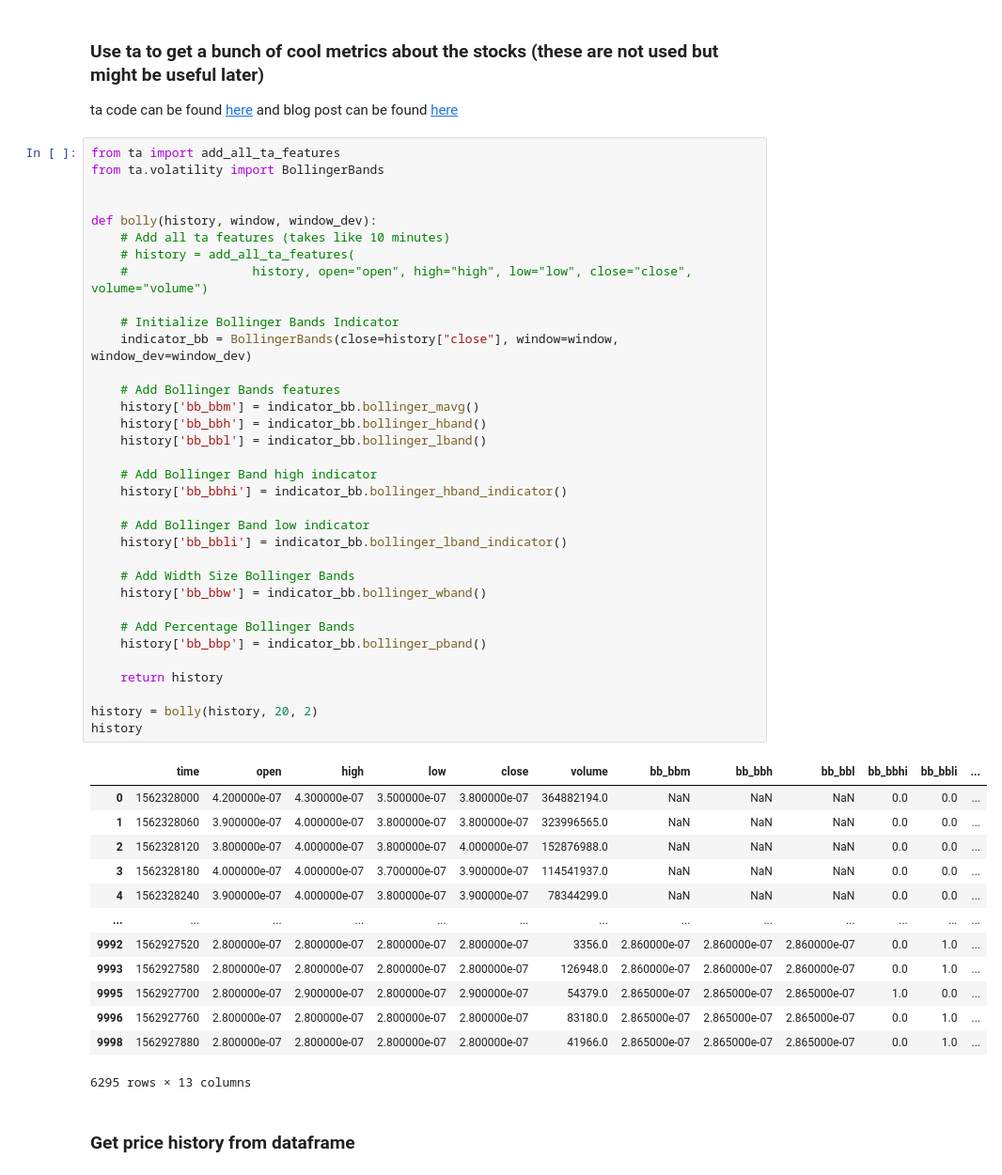
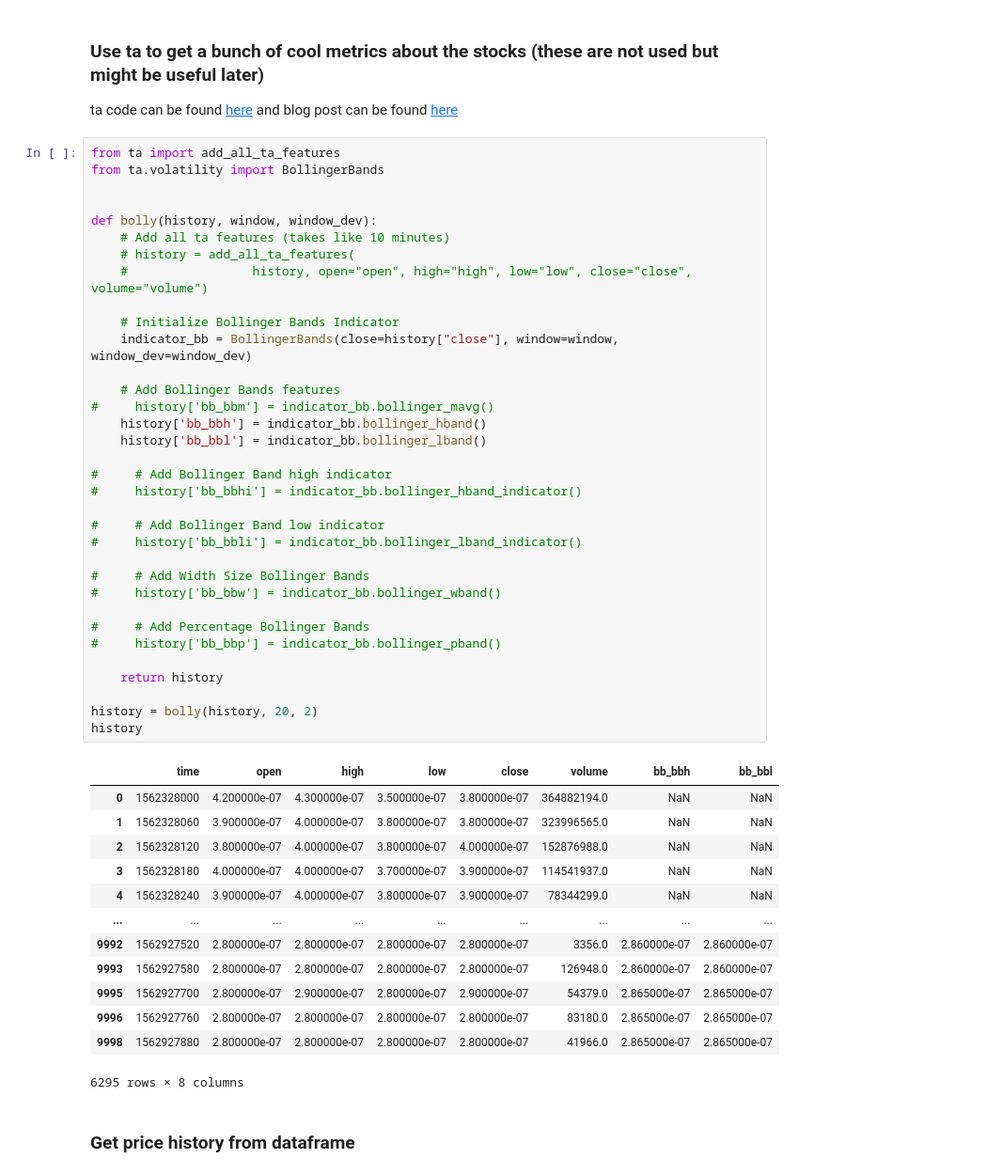
Before and after one commit to SamIngersoll/hft, a Jupyter notebook: load_cryptodatum_data.ipynb, the cells around one changed output. Shown: that part at 94% size. Saved outputs shown, nothing was run; the diff lists cells and outputs as text.

```diff
--- a/load_cryptodatum_data.ipynb
+++ b/load_cryptodatum_data.ipynb
@@ -24,51 +24,51 @@ ta code can be found [here](https://github.com/bukosabino/ta) and blog post can
 # %%
 from ta import add_all_ta_features
 from ta.volatility import BollingerBands
 
 
 def bolly(history, window, window_dev):
     # Add all ta features (takes like 10 minutes)
     # history = add_all_ta_features(
     #                 history, open="open", high="high", low="low", close="close", volume="volume")
 
     # Initialize Bollinger Bands Indicator
     indicator_bb = BollingerBands(close=history["close"], window=window, window_dev=window_dev)
 
     # Add Bollinger Bands features
-    history['bb_bbm'] = indicator_bb.bollinger_mavg()
+#     history['bb_bbm'] = indicator_bb.bollinger_mavg()
     history['bb_bbh'] = indicator_bb.bollinger_hband()
     history['bb_bbl'] = indicator_bb.bollinger_lband()
 
-    # Add Bollinger Band high indicator
-    history['bb_bbhi'] = indicator_bb.bollinger_hband_indicator()
+#     # Add Bollinger Band high indicator
+#     history['bb_bbhi'] = indicator_bb.bollinger_hband_indicator()
 
-    # Add Bollinger Band low indicator
-    history['bb_bbli'] = indicator_bb.bollinger_lband_indicator()
+#     # Add Bollinger Band low indicator
+#     history['bb_bbli'] = indicator_bb.bollinger_lband_indicator()
 
-    # Add Width Size Bollinger Bands
-    history['bb_bbw'] = indicator_bb.bollinger_wband()
+#     # Add Width Size Bollinger Bands
+#     history['bb_bbw'] = indicator_bb.bollinger_wband()
 
-    # Add Percentage Bollinger Bands
-    history['bb_bbp'] = indicator_bb.bollinger_pband()
+#     # Add Percentage Bollinger Bands
+#     history['bb_bbp'] = indicator_bb.bollinger_pband()
 
     return history
 
 history = bolly(history, 20, 2)
 history
 # %% [output]
-|  | time | open | high | low | close | volume | bb_bbm | bb_bbh | bb_bbl | bb_bbhi | bb_bbli | ... |
-| 0 | 1562328000 | 4.200000e-07 | 4.300000e-07 | 3.500000e-07 | 3.800000e-07 | 364882194.0 | NaN | NaN | NaN | 0.0 | 0.0 | ... |
-| 1 | 1562328060 | 3.900000e-07 | 4.000000e-07 | 3.800000e-07 | 3.800000e-07 | 323996565.0 | NaN | NaN | NaN | 0.0 | 0.0 | ... |
-| 2 | 1562328120 | 3.800000e-07 | 4.000000e-07 | 3.800000e-07 | 4.000000e-07 | 152876988.0 | NaN | NaN | NaN | 0.0 | 0.0 | ... |
-| 3 | 1562328180 | 4.000000e-07 | 4.000000e-07 | 3.700000e-07 | 3.900000e-07 | 114541937.0 | NaN | NaN | NaN | 0.0 | 0.0 | ... |
-| 4 | 1562328240 | 3.900000e-07 | 4.000000e-07 | 3.800000e-07 | 3.900000e-07 | 78344299.0 | NaN | NaN | NaN | 0.0 | 0.0 | ... |
-| ... | ... | ... | ... | ... | ... | ... | ... | ... | ... | ... | ... | ... |
-| 9992 | 1562927520 | 2.800000e-07 | 2.800000e-07 | 2.800000e-07 | 2.800000e-07 | 3356.0 | 2.860000e-07 | 2.860000e-07 | 2.860000e-07 | 0.0 | 1.0 | ... |
-| 9993 | 1562927580 | 2.800000e-07 | 2.800000e-07 | 2.800000e-07 | 2.800000e-07 | 126948.0 | 2.860000e-07 | 2.860000e-07 | 2.860000e-07 | 0.0 | 1.0 | ... |
-| 9995 | 1562927700 | 2.800000e-07 | 2.900000e-07 | 2.800000e-07 | 2.900000e-07 | 54379.0 | 2.865000e-07 | 2.865000e-07 | 2.865000e-07 | 1.0 | 0.0 | ... |
-| 9996 | 1562927760 | 2.800000e-07 | 2.800000e-07 | 2.800000e-07 | 2.800000e-07 | 83180.0 | 2.865000e-07 | 2.865000e-07 | 2.865000e-07 | 0.0 | 1.0 | ... |
-| 9998 | 1562927880 | 2.800000e-07 | 2.800000e-07 | 2.800000e-07 | 2.800000e-07 | 41966.0 | 2.865000e-07 | 2.865000e-07 | 2.865000e-07 | 0.0 | 1.0 | ... |
+|  | time | open | high | low | close | volume | bb_bbh | bb_bbl |
+| 0 | 1562328000 | 4.200000e-07 | 4.300000e-07 | 3.500000e-07 | 3.800000e-07 | 364882194.0 | NaN | NaN |
+| 1 | 1562328060 | 3.900000e-07 | 4.000000e-07 | 3.800000e-07 | 3.800000e-07 | 323996565.0 | NaN | NaN |
+| 2 | 1562328120 | 3.800000e-07 | 4.000000e-07 | 3.800000e-07 | 4.000000e-07 | 152876988.0 | NaN | NaN |
+| 3 | 1562328180 | 4.000000e-07 | 4.000000e-07 | 3.700000e-07 | 3.900000e-07 | 114541937.0 | NaN | NaN |
+| 4 | 1562328240 | 3.900000e-07 | 4.000000e-07 | 3.800000e-07 | 3.900000e-07 | 78344299.0 | NaN | NaN |
+| ... | ... | ... | ... | ... | ... | ... | ... | ... |
+| 9992 | 1562927520 | 2.800000e-07 | 2.800000e-07 | 2.800000e-07 | 2.800000e-07 | 3356.0 | 2.860000e-07 | 2.860000e-07 |
+| 9993 | 1562927580 | 2.800000e-07 | 2.800000e-07 | 2.800000e-07 | 2.800000e-07 | 126948.0 | 2.860000e-07 | 2.860000e-07 |
+| 9995 | 1562927700 | 2.800000e-07 | 2.900000e-07 | 2.800000e-07 | 2.900000e-07 | 54379.0 | 2.865000e-07 | 2.865000e-07 |
+| 9996 | 1562927760 | 2.800000e-07 | 2.800000e-07 | 2.800000e-07 | 2.800000e-07 | 83180.0 | 2.865000e-07 | 2.865000e-07 |
+| 9998 | 1562927880 | 2.800000e-07 | 2.800000e-07 | 2.800000e-07 | 2.800000e-07 | 41966.0 | 2.865000e-07 | 2.865000e-07 |
-6295 rows × 13 columns
+6295 rows × 8 columns
 # %% [markdown]
 ### Get price history from dataframe
 # %%
```
Also changed, not shown: parts of 4 cells of this notebook, 3 other files.
